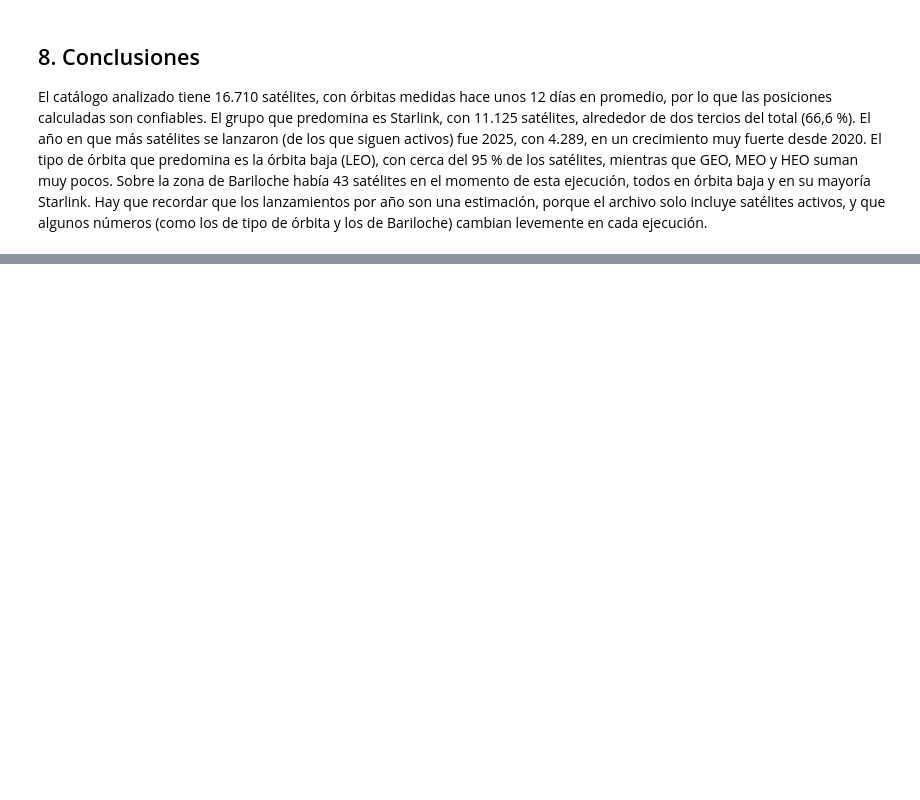
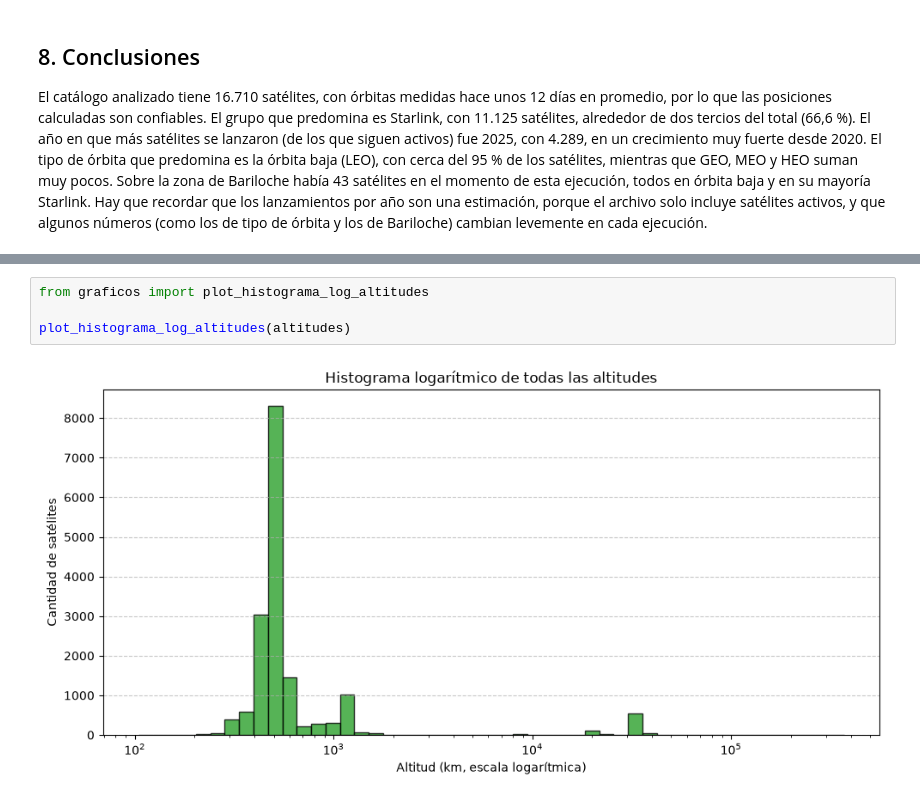
Before and after one commit to Fran-Diz/Proyesat-Diz-Mesa, a Jupyter notebook: informe.ipynb, the cells around one changed output, grey strips where cells are left out. Drawn from its saved outputs; the diff is of its cells as text; blank space fills up the shorter version.

```diff
--- a/informe.ipynb
+++ b/informe.ipynb
@@ -217,0 +292,6 @@ El catálogo analizado tiene 16.710 satélites, con órbitas medidas hace unos 1
+# %%
+from graficos import plot_histograma_log_altitudes
+
+plot_histograma_log_altitudes(altitudes)
+# %% [output]
+[figure, added]
```
Also changed, not shown: parts of 20 cells of this notebook, 3 other files.
